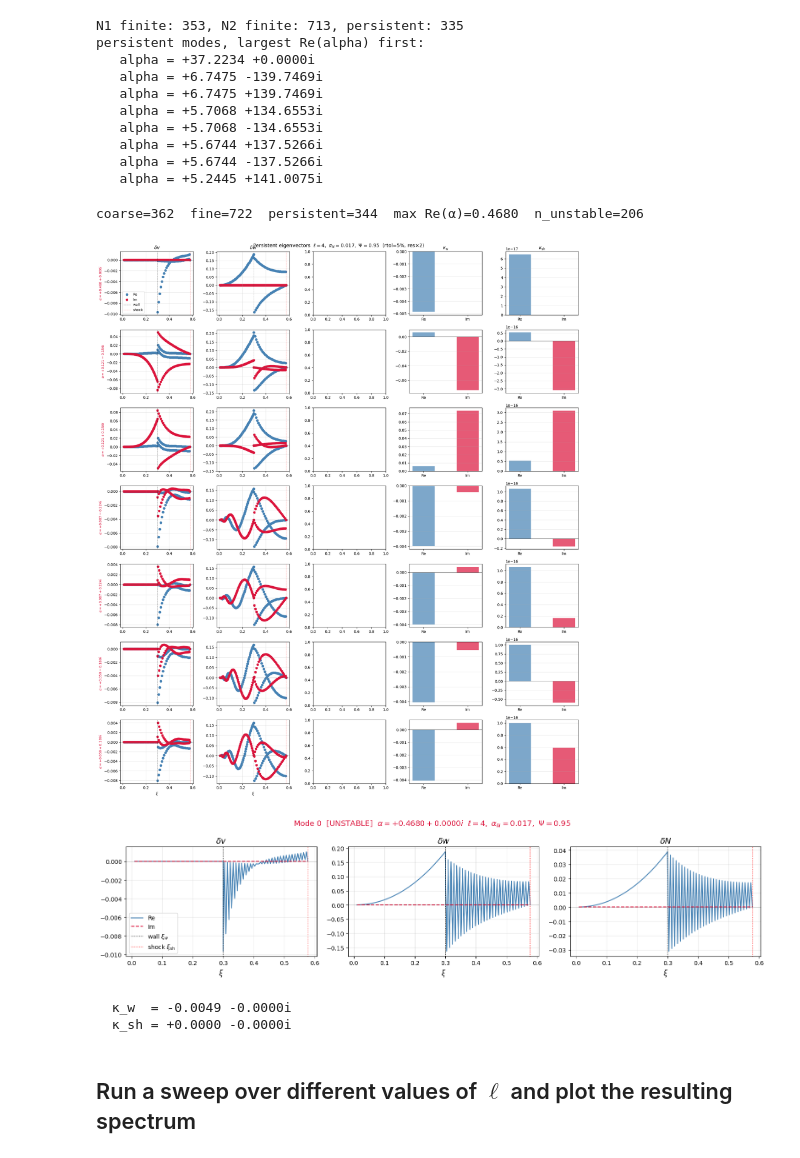
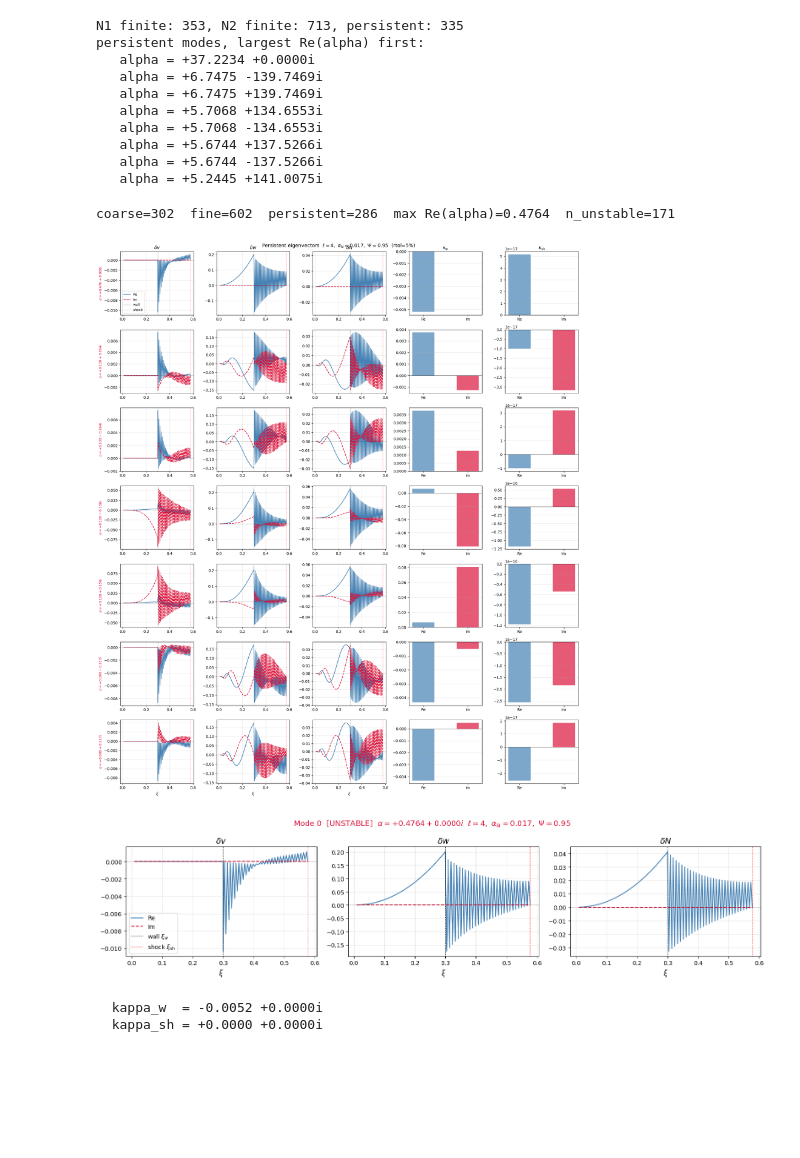
Before and after one commit to charlottemyers/FOPTstability, a Jupyter notebook: stability_solver_hydro.ipynb, the cells around one changed output. Cells and saved outputs as stored; diff of their text form; code cells hidden in the pictures; blank space fills up the shorter version.

```diff
--- a/stability_solver_hydro.ipynb
+++ b/stability_solver_hydro.ipynb
@@ -391,7 +387,10 @@ persistent modes, largest Re(alpha) first:
    alpha = +5.6744 -137.5266i
    alpha = +5.2445 +141.0075i
 # %%
-# ── Eigenvector visualization ──────────────────────────────────────
+###########################################################################
+##### Visualize the eigenvectors (5 fields)
+###########################################################################
+
 ELL_VIZ  = 4
 N_MODES  = 7
 RES_SCALE = 2
@@ -400,8 +399,8 @@ FIELD_LABELS = [r'$\delta v$', r'$\delta w$', r'$\delta N$']
 SURF_LABELS  = [r'$\kappa_w$', r'$\kappa_\mathrm{sh}$']
 
 # ── build two grids ────────────────────────────────────────────────
-M1 = build(bg, L=ELL_VIZ, n2_core=60,           n2_raref=40,           n1=60)
-M2 = build(bg, L=ELL_VIZ, n2_core=60*RES_SCALE, n2_raref=40*RES_SCALE, n1=60*RES_SCALE)
+M1 = build(bg, L=ELL_VIZ, n2_core=40,           n2_raref=80,           n1=60)
+M2 = build(bg, L=ELL_VIZ, n2_core=40*RES_SCALE, n2_raref=80*RES_SCALE, n1=60*RES_SCALE)
 assert M1['filled'].all() and M2['filled'].all()
 
 # ── solve both grids for eigenvalues AND eigenvectors ──────────────
@@ -412,21 +411,20 @@ a2, v2 = eig(M2['A'], M2['B'])
 fin1 = np.isfinite(a1);  a1 = a1[fin1];  v1 = v1[:, fin1]
 fin2 = np.isfinite(a2);  a2 = a2[fin2];  v2 = v2[:, fin2]
 
-# ── match persistent modes (keep coarse eigenvalue + fine eigenvector) ─
+# ── match persistent modes (keep only those present in both resolutions) --
 def matched_eigs_with_vecs(al1, vecs1, al2, vecs2, rtol=5e-2):
-    """Return (persistent_alphas, corresponding_fine_vecs)."""
     keep_al, keep_vec = [], []
     for i, a in enumerate(al1):
         dists = np.abs(al2 - a) / (np.abs(a) + 1e-12)
         j = np.argmin(dists)
         if dists[j] < rtol:
             keep_al.append(a)
-            keep_vec.append(vecs2[:, j])   # use fine-grid vector
+            keep_vec.append(vecs2[:, j])
     return np.array(keep_al), np.array(keep_vec).T  # vecs shape (N, n_persistent)
 
 alphas, vecs = matched_eigs_with_vecs(a1, v1, a2, v2)
 print(f"coarse={a1.size}  fine={a2.size}  persistent={alphas.size}  "
-      f"max Re(α)={alphas.real.max() if alphas.size else float('nan'):.4f}  "
+      f"max Re(alpha)={alphas.real.max() if alphas.size else float('nan'):.4f}  "
       f"n_unstable={(alphas.real > 0).sum()}")
 
 # sort most unstable first
@@ -436,65 +434,65 @@ vecs   = vecs[:, order]
 
 n_plot = min(N_MODES, alphas.size)
 if n_plot == 0:
-    print("No persistent modes found — nothing to plot.")
+    print("No persistent modes found")
 else:
-    # use M1 (coarse) grid for plotting — M2 grid is too dense to reshape simply
     NF  = M1['NF'];  Ng = len(M1['xi']);  xi = M1['xi']
     ikw = M1['ikw']; iksh = M1['iksh']
 
     fig, axes = plt.subplots(n_plot, 5, figsize=(18, 3*n_plot))
-    if n_plot == 1: axes = axes[np.newaxis, :]   # ensure 2D even for 1 row
+    if n_plot == 1: axes = axes[np.newaxis, :]
     fig.suptitle(
         rf'Persistent eigenvectors  $\ell={ELL_VIZ},\ \alpha_N={ALN_TEST},\ \Psi={PSI_N_TEST}$'
-        rf'  (rtol=5%, res$\times${RES_SCALE})',
+        rf'  (rtol=5%)',
         fontsize=13
     )
 
     for row in range(n_plot):
         alpha = alphas[row]
-
-        # re-solve on coarse grid to get correctly-sized eigenvector for plotting
         idx   = np.argmin(np.abs(a1 - alpha) / (np.abs(alpha) + 1e-12))
         vec   = v1[:, idx].copy()
 
-        # fix overall phase
+        # fix overall phase; normalize by largest component in magnitude
         vec  /= (vec[np.argmax(np.abs(vec))] / np.abs(vec[np.argmax(np.abs(vec))]))
 
         bulk = vec[:NF*Ng].reshape(Ng, NF)
         kw   = vec[ikw];  ksh = vec[iksh]
 
-        for col in range(2): #range(NF):
+        for col in range(NF):
             ax = axes[row, col]
-            ax.scatter(xi, bulk[:, col].real, color='steelblue', label='Re')
-            ax.scatter(xi, bulk[:, col].imag, color='crimson',   label='Im', ls='--')
+            ax.plot(xi, bulk[:, col].real, color='steelblue', label='Re')
+            ax.plot(xi, bulk[:, col].imag, color='crimson',   label='Im', ls='--')
             ax.axvline(bg['xi_w'],  ls=':', c='k', lw=0.8, alpha=0.7, label='wall')
             ax.axvline(bg['xi_sh'], ls=':', c='r', lw=0.8, alpha=0.7, label='shock')
             ax.axhline(0, c='k', lw=0.5, alpha=0.3)
             ax.grid(alpha=0.3)
             if row == 0:      ax.set_title(FIELD_LABELS[col], fontsize=12)
             if row == n_plot-1: ax.set_xlabel(r'$\xi$')
             if col == 0:
                 color = 'crimson' if alpha.real > 0 else 'steelblue'
                 ax.set_ylabel(rf'$\alpha={alpha.real:+.3f}{alpha.imag:+.3f}i$',
                               fontsize=9, color=color)
             if row == 0 and col == 0: ax.legend(fontsize=9)
 
         for col, (label, val) in enumerate(zip(SURF_LABELS, [kw, ksh]), start=NF):
             ax = axes[row, col]
             ax.bar(['Re', 'Im'], [val.real, val.imag],
                    color=['steelblue', 'crimson'], alpha=0.7, width=0.5)
             ax.axhline(0, c='k', lw=0.5)
             ax.grid(alpha=0.3, axis='y')
             if row == 0: ax.set_title(label, fontsize=12)
 
     plt.tight_layout()
     plt.show()
 # %% [output]
-coarse=362  fine=722  persistent=344  max Re(α)=0.4680  n_unstable=206
+coarse=302  fine=602  persistent=286  max Re(alpha)=0.4764  n_unstable=171
-[figure, old version]
+[figure, new version]
 # %%
-# ── Single-mode eigenvector plot (larger) ─────────────────────────
-MODE_IDX = 0   # ← change this to inspect different modes (0 = most unstable)
+###########################################################################
+##### Plot the most unstable mode in detail
+###########################################################################
+
+MODE_IDX = 0
 
 alpha = alphas[MODE_IDX]
 idx   = np.argmin(np.abs(a1 - alpha) / (np.abs(alpha) + 1e-12))
@@ -532,11 +530,9 @@ for col, (ax, label) in enumerate(zip(axes, FIELD_LABELS)):
 plt.tight_layout()
 plt.show()
 
-print(f"  κ_w  = {vec[M1['ikw']].real:+.4f} {vec[M1['ikw']].imag:+.4f}i")
-print(f"  κ_sh = {vec[M1['iksh']].real:+.4f} {vec[M1['iksh']].imag:+.4f}i")
+print(f"  kappa_w  = {vec[M1['ikw']].real:+.4f} {vec[M1['ikw']].imag:+.4f}i")
+print(f"  kappa_sh = {vec[M1['iksh']].real:+.4f} {vec[M1['iksh']].imag:+.4f}i")
 # %% [output]
-[figure, old version]
+[figure, new version]
-  κ_w  = -0.0049 -0.0000i
-  κ_sh = +0.0000 -0.0000i
+  kappa_w  = -0.0052 +0.0000i
+  kappa_sh = +0.0000 +0.0000i
-# %% [markdown]
-## Run a sweep over different values of $\ell$ and plot the resulting spectrum
```
Also changed, not shown: parts of 8 cells of this notebook.
